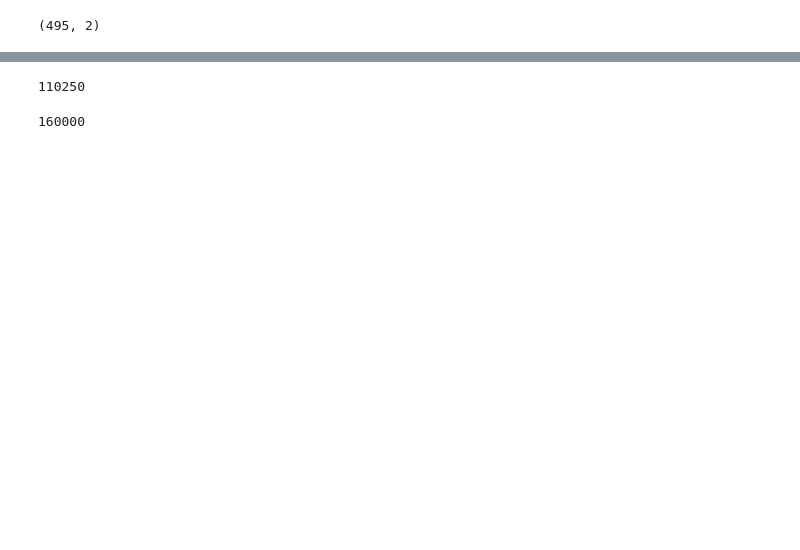
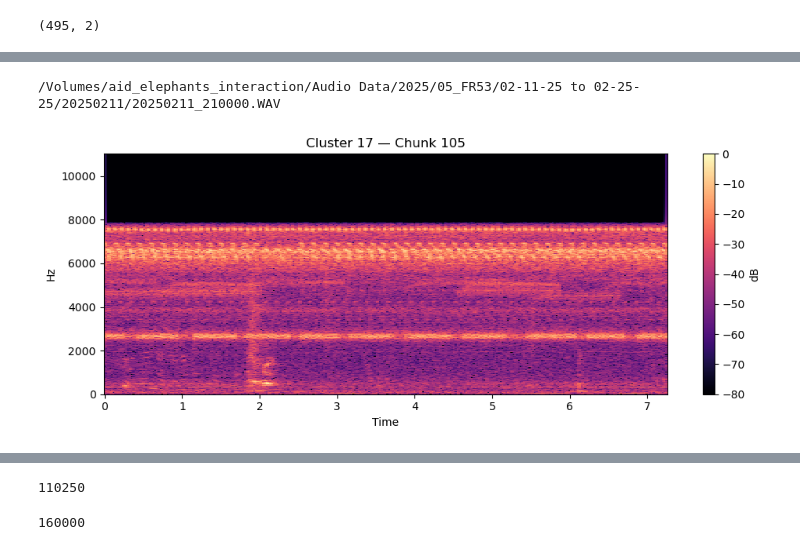
Before and after one commit to UCSD-E4E/elephant_acoustic_monitoring, a Jupyter notebook: EDA.ipynb, the cells around one changed output, grey strips where cells are left out. Saved outputs shown, nothing was run; the diff lists cells and outputs as text; code cells hidden in the pictures; blank space fills up the shorter version.

Commit message:
Added EDA, Template Matching, Classifier (KNN, Random Forest)

```diff
--- a/EDA.ipynb
+++ b/EDA.ipynb
@@ -117,2 +154,5 @@ plt.scatter(X_embedded[:, 0], X_embedded[:, 1])
 # %%
 from sklearn.cluster import DBSCAN
+# %%
+test_files = files[:10]
+len(test_files), test_files
@@ -119,6 +245,53 @@ from sklearn.cluster import DBSCAN
 # %%
 cluster = DBSCAN(min_samples=2, eps=4)
 labels = cluster.fit_predict(X_embedded)
+# %%
+f = test_files[3]  # change number 0–9
+print(f)
+# %% [output]
+/Volumes/aid_elephants_interaction/Audio Data/2025/05_FR53/02-11-25 to 02-25-25/20250211/20250211_210000.WAV
+# %%
+y, sr = librosa.load(path=f)
+# %%
+import numpy as np
+import librosa
+import librosa.display
+import matplotlib.pyplot as plt
+
+CHUNK_SIZE = 160000   # 5 seconds at 32 kHz
+
+# Pick a cluster label you want to visualize (change 17 → any cluster)
+target_label = 17
+
+# Get all chunk indices belonging to that cluster
+chunk_indices = np.where(labels == target_label)[0]
+
+# Safety check
+if len(chunk_indices) == 0:
+    print(f"No chunks found for cluster {target_label}")
+else:
+    # Pick one random chunk index
+    chosen_chunk = np.random.choice(chunk_indices)
+
+    # Convert chunk index → sample start index
+    start = chosen_chunk * CHUNK_SIZE
+
+    # Extract exactly one 5-second chunk
+    snippet = y[start:start + CHUNK_SIZE]
+
+    # Compute STFT
+    D = librosa.stft(snippet)
+    S_db = librosa.amplitude_to_db(np.abs(D), ref=np.max)
+
+    # Plot
+    plt.figure(figsize=(10, 4))
+    librosa.display.specshow(S_db, sr=sr, x_axis="time", y_axis="hz")
+    plt.title(f"Cluster {target_label} — Chunk {chosen_chunk}")
+    plt.colorbar(label="dB")
+    plt.tight_layout()
+    plt.show()
+# %% [output]
+[figure, added]
 # %%
 labels
 # %% [output]
```
Also changed, not shown: parts of 16 cells of this notebook, 8 other files.
